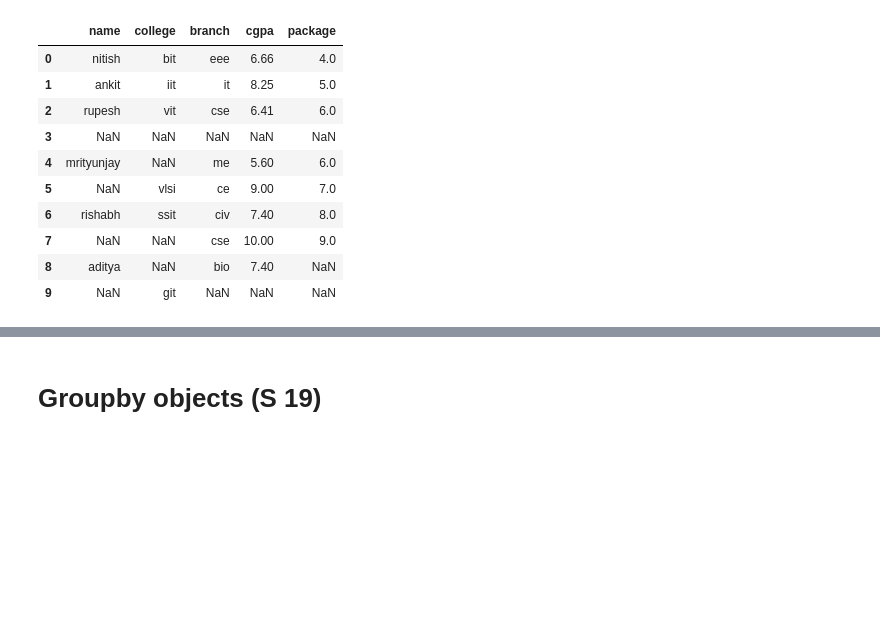
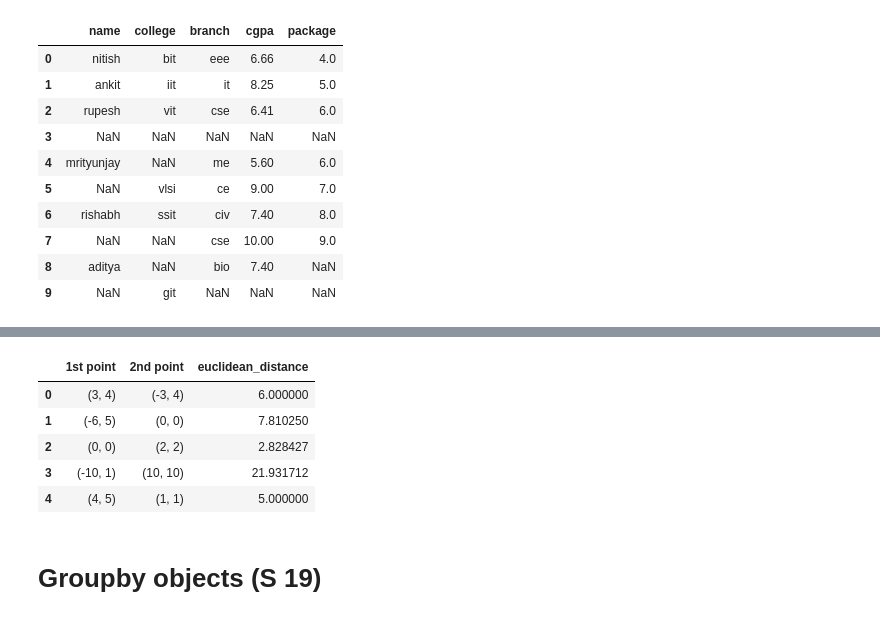
Before and after one commit to ananya-codes-data/Learning-Python, a Jupyter notebook: Notes/sess_pandas.ipynb, the cells around one changed output, grey strips where cells are left out. Cells and saved outputs as stored; diff of their text form; code cells hidden in the pictures; blank space fills up the shorter version.

```diff
--- a/Notes/sess_pandas.ipynb
+++ b/Notes/sess_pandas.ipynb
@@ -2993,3 +3054,19 @@ points_df
+# %%
+def euclidean_distance(row):
+    pt_A = row['1st point']
+    pt_B = row['2nd point']
+
+    return ((pt_B[0] - pt_A[0])**2 + (pt_B[1] - pt_A[1])**2)**0.5
+# %%
+points_df['euclidean_distance'] = points_df.apply(euclidean_distance, axis= 1)
+points_df
+# %% [output]
+|  | 1st point | 2nd point | euclidean_distance |
+| 0 | (3, 4) | (-3, 4) | 6.000000 |
+| 1 | (-6, 5) | (0, 0) | 7.810250 |
+| 2 | (0, 0) | (2, 2) | 2.828427 |
+| 3 | (-10, 1) | (10, 10) | 21.931712 |
+| 4 | (4, 5) | (1, 1) | 5.000000 |
 # %%
 # isin(series)
 # %%
```
Also changed, not shown: parts of 27 cells of this notebook.
